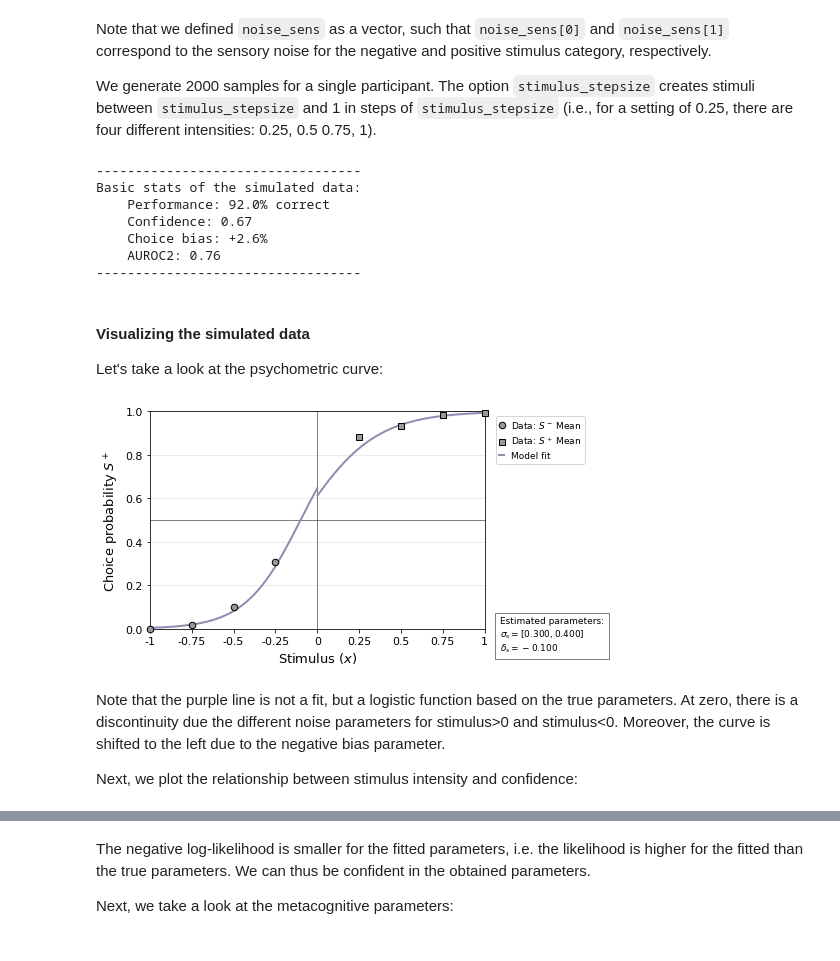
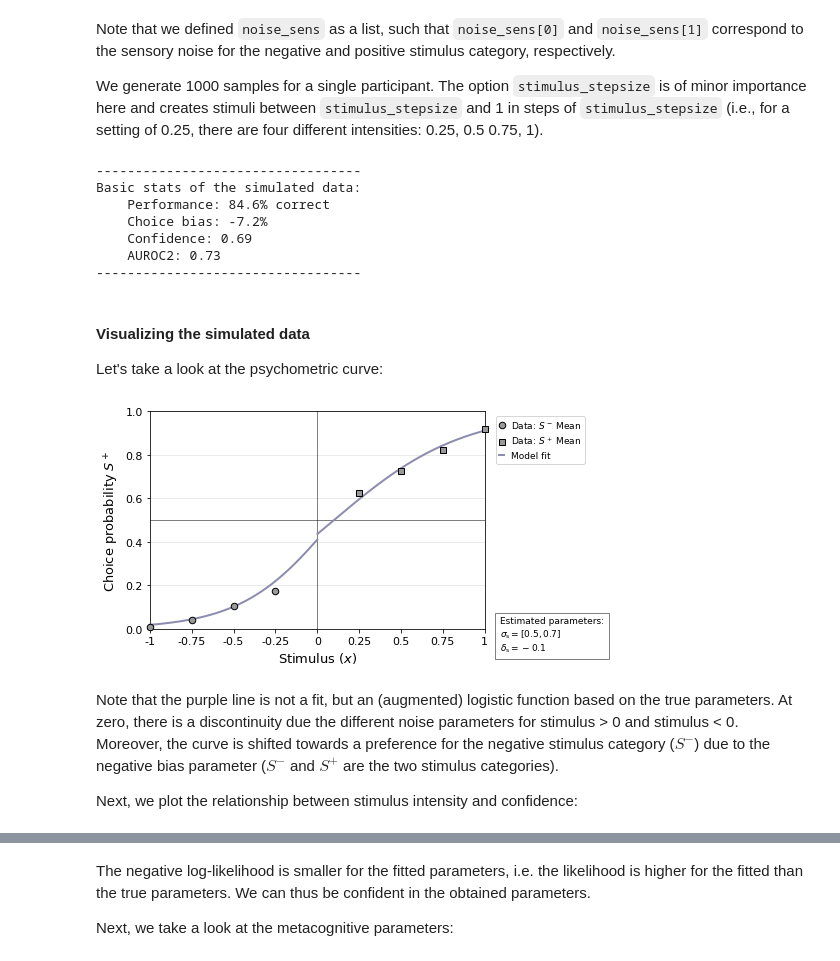
Before and after one commit to m-guggenmos/remeta, a Jupyter notebook: demo/basic_usage.ipynb, the cells around one changed output, grey strips where cells are left out. Drawn from its saved outputs; the diff is of its cells as text; code cells hidden in the pictures.

```diff
--- a/demo/basic_usage.ipynb
+++ b/demo/basic_usage.ipynb
@@ -45,2 +60,0 @@ Based on these settings we can create a configuration object:
-# %%
-cfg = remeta.Configuration(**options_basic, **options_enable)
@@ -49,0 +85,3 @@ To test the model, we generate data based on the generative model outlined above
+# %%
+cfg.enable_noise_sens = 2
+cfg.enable_evidence_bias_add_meta = 1
@@ -50,34 +91,34 @@ To test the model, we generate data based on the generative model outlined above
 # %%
-params = dict(
-    noise_sens=[0.3, 0.4],
+params_true = dict(
+    noise_sens=[0.5, 0.7],
     bias_sens=-0.1,
-    noise_meta=0.2,
-    readout_term_meta=-0.1,
-    slope_meta=1.4,
+    noise_meta=0.1,
+    evidence_bias_mult_meta=1.3,
+    evidence_bias_add_meta=-0.1
 )
 # %% [markdown]
-Note that we defined `noise_sens` as a vector, such that `noise_sens[0]` and `noise_sens[1]` correspond to the sensory noise for the negative and positive stimulus category, respectively.
+Note that we defined `noise_sens` as a list, such that `noise_sens[0]` and `noise_sens[1]` correspond to the sensory noise for the negative and positive stimulus category, respectively.
 
-We generate 2000 samples for a single participant. The option `stimulus_stepsize` creates stimuli between `stimulus_stepsize` and 1 in steps of `stimulus_stepsize` (i.e., for a setting of 0.25, there are four different intensities: 0.25, 0.5 0.75, 1).
+We generate 1000 samples for a single participant. The option `stimulus_stepsize` is of minor importance here and creates stimuli between `stimulus_stepsize` and 1 in steps of `stimulus_stepsize` (i.e., for a setting of 0.25, there are four different intensities: 0.25, 0.5 0.75, 1).
 # %%
-data = remeta.simu_data(nsubjects=1, nsamples=2000, params=params, squeeze=True, stimuli_stepsize=0.25, cfg=cfg)
+data = remeta.simu_data(nsubjects=1, nsamples=1000, params=params_true, squeeze=True, stimuli_stepsize=0.25, cfg=cfg)
 # %% [output]
 ----------------------------------
 Basic stats of the simulated data:
-    Performance: 92.0% correct
-    Confidence: 0.67
-    Choice bias: +2.6%
-    AUROC2: 0.76
+    Performance: 84.6% correct
+    Choice bias: -7.2%
+    Confidence: 0.69
+    AUROC2: 0.73
 ----------------------------------
 # %% [markdown]
 #### Visualizing the simulated data
 
 Let's take a look at the psychometric curve:
-# %%
-remeta.plot_psychometric(cfg, data.choices, data.stimuli, data.params_sens);
-# %% [output]
-[figure, removed]
+# %%
+remeta.plot_psychometric_sim(data);
+# %% [output]
+[figure, added]
 # %% [markdown]
-Note that the purple line is not a fit, but a logistic function based on the true parameters. At zero, there is a discontinuity due the different noise parameters for stimulus>0 and stimulus<0. Moreover, the curve is shifted to the left due to the negative bias parameter.
+Note that the purple line is not a fit, but an (augmented) logistic function based on the true parameters. At zero, there is a discontinuity due the different noise parameters for stimulus > 0 and stimulus < 0. Moreover, the curve is shifted towards a preference for the negative stimulus category ($S^-$) due to the negative bias parameter ($S^-$ and $S^+$ are the two stimulus categories).
 
 Next, we plot the relationship between stimulus intensity and confidence:
```
Also changed, not shown: parts of 54 cells of this notebook, 5 other files.
